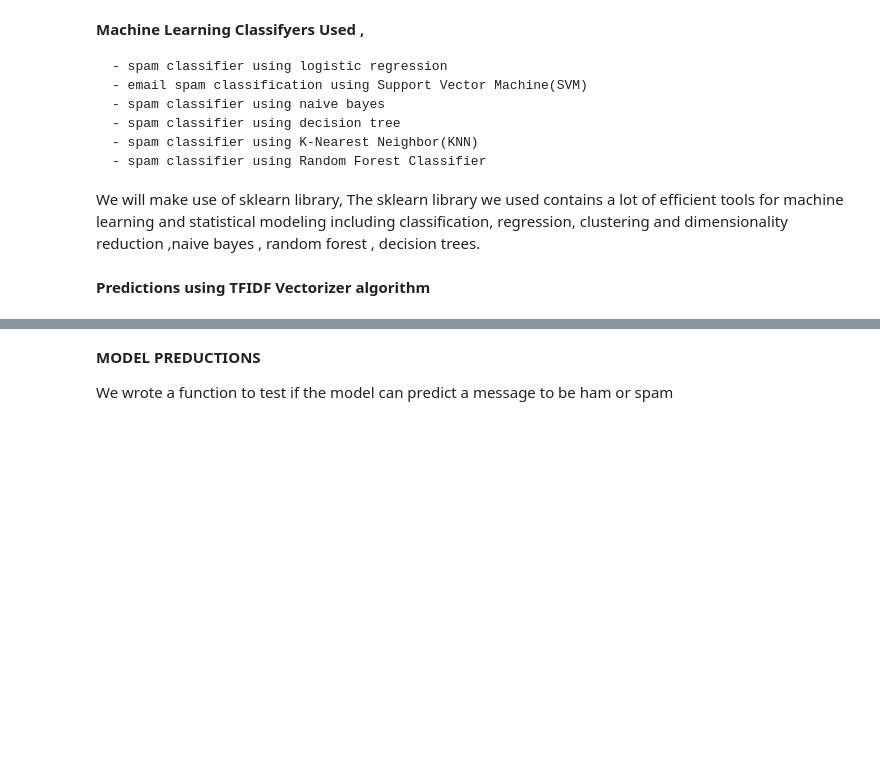
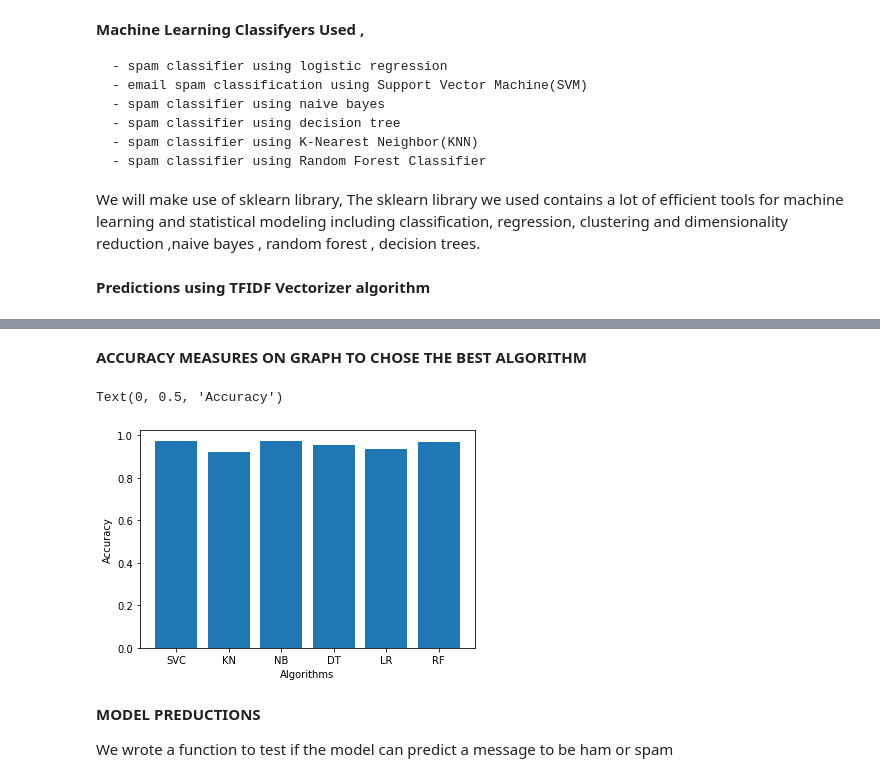
Before and after one commit to wandieinnocents/SpamSmsDetector_MachineLearning, a Jupyter notebook: SmsSpamClassifyerFinal.ipynb, the cells around one changed output, grey strips where cells are left out. Saved outputs shown, nothing was run; the diff lists cells and outputs as text; code cells hidden in the pictures; blank space fills up the shorter version.

```diff
--- a/SmsSpamClassifyerFinal.ipynb
+++ b/SmsSpamClassifyerFinal.ipynb
@@ -432,3 +434,18 @@ pred_scores_word_vectors
+# %% [markdown]
+**ACCURACY MEASURES ON GRAPH TO CHOSE THE BEST ALGORITHM**
+# %%
+# Accuracy graph
+accuracies=[0.9729381443298969,0.9188144329896907,0.9742268041237113,0.9536082474226805,0.9355670103092784,0.9690721649484536]
+
+models=['SVC','KN','NB','DT','LR','RF']
+
+plt.bar(models,accuracies)
+plt.xlabel("Algorithms")
+plt.ylabel("Accuracy")
+#plt.show()
+# %% [output]
+Text(0, 0.5, 'Accuracy')
+[figure, added]
 # %% [markdown]
 **MODEL PREDUCTIONS**
 
```
Also changed, not shown: parts of 6 cells of this notebook.
